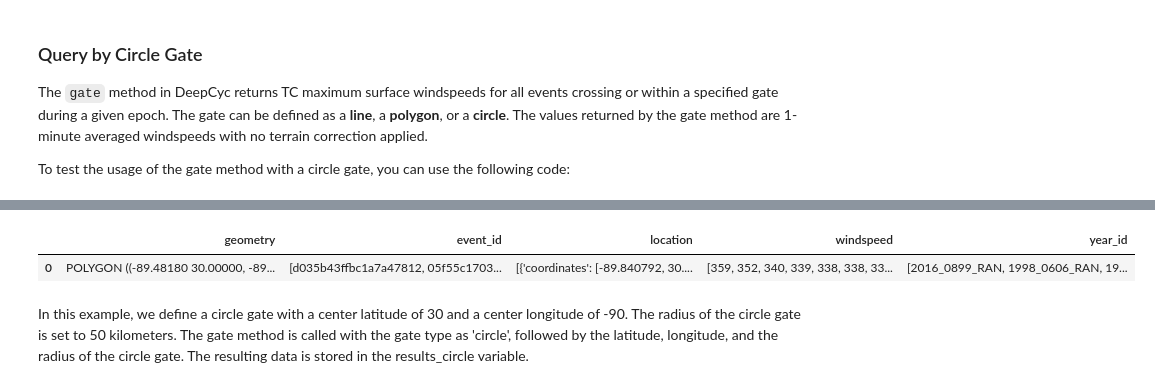
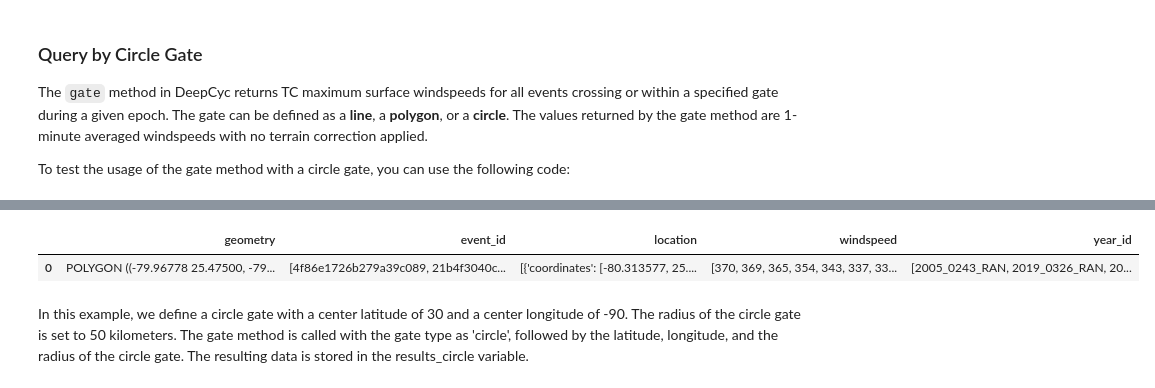
Before and after one commit to reaskearth/api, a Jupyter notebook: notebooks/DeepCyc API - Basic Tutorial.ipynb, the cells around one changed output, grey strips where cells are left out. Cells and saved outputs as stored; diff of their text form; code cells hidden in the pictures.

```diff
--- a/notebooks/DeepCyc API - Basic Tutorial.ipynb
+++ b/notebooks/DeepCyc API - Basic Tutorial.ipynb
@@ -219,8 +219,8 @@ The `gate` method in DeepCyc returns TC maximum surface windspeeds for all event
 
 To test the usage of the gate method with a circle gate, you can use the following code:
 # %%
-lat_circle = 30
-lon_circle = -90
+lat_circle = 25.475
+lon_circle = -80.465
 radius_km = 50
 
 results_circle = deepcyc_client.gate('circle', [lat_circle], [lon_circle], radius_km=radius_km)
@@ -232,5 +232,5 @@ df_circle
 |  | geometry | event_id | location | windspeed | year_id |
-| 0 | POLYGON ((-89.48180 30.00000, -89... | [d035b43ffbc1a7a47812, 05f55c1703... | [{'coordinates': [-89.840792, 30.... | [359, 352, 340, 339, 338, 338, 33... | [2016_0899_RAN, 1998_0606_RAN, 19... |
+| 0 | POLYGON ((-79.96778 25.47500, -79... | [4f86e1726b279a39c089, 21b4f3040c... | [{'coordinates': [-80.313577, 25.... | [370, 369, 365, 354, 343, 337, 33... | [2005_0243_RAN, 2019_0326_RAN, 20... |
 # %% [markdown]
 In this example, we define a circle gate with a center latitude of 30 and a center longitude of -90. The radius of the circle gate is set to 50 kilometers. The gate method is called with the gate type as 'circle', followed by the latitude, longitude, and the radius of the circle gate. The resulting data is stored in the results_circle variable.
 # %% [markdown]
```
Also changed, not shown: parts of 11 cells of this notebook.
